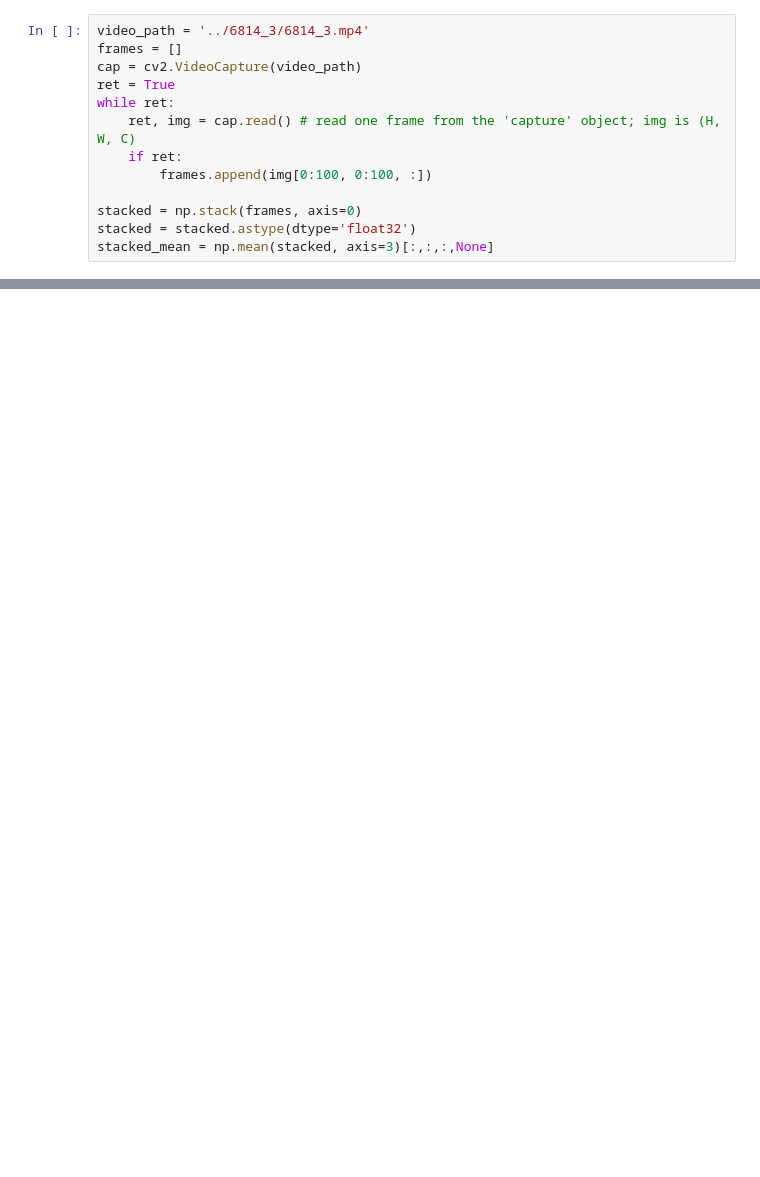
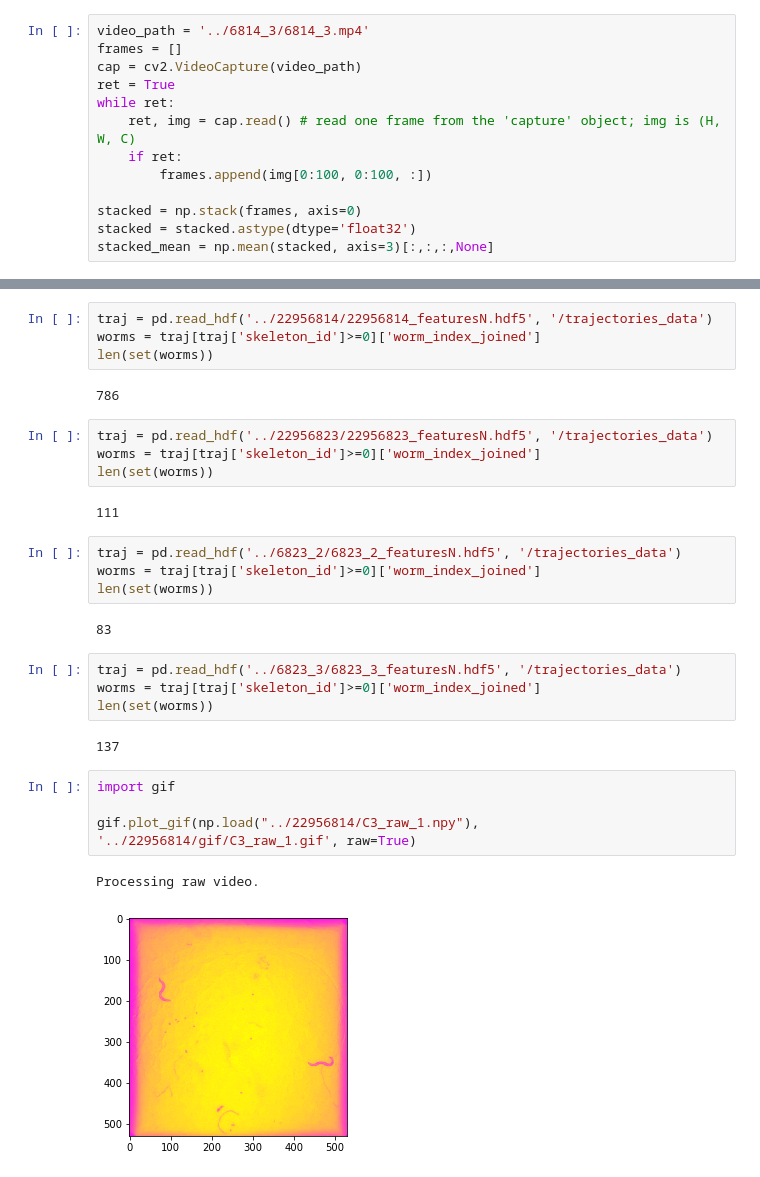
Before and after one commit to RosaryYao/msc_wormtracking, a Jupyter notebook: methods.ipynb, the cells around one changed output, grey strips where cells are left out. Cells and saved outputs as stored; diff of their text form; blank space fills up the shorter version.

```diff
--- a/methods.ipynb
+++ b/methods.ipynb
@@ -90,0 +223,31 @@ svmem(total=439595151360, available=179758194688, percent=59.1, used=25657509068
+# %%
+traj = pd.read_hdf('../22956814/22956814_featuresN.hdf5', '/trajectories_data')
+worms = traj[traj['skeleton_id']>=0]['worm_index_joined']
+len(set(worms))
+# %% [output]
+786
+# %%
+traj = pd.read_hdf('../22956823/22956823_featuresN.hdf5', '/trajectories_data')
+worms = traj[traj['skeleton_id']>=0]['worm_index_joined']
+len(set(worms))
+# %% [output]
+111
+# %%
+traj = pd.read_hdf('../6823_2/6823_2_featuresN.hdf5', '/trajectories_data')
+worms = traj[traj['skeleton_id']>=0]['worm_index_joined']
+len(set(worms))
+# %% [output]
+83
+# %%
+traj = pd.read_hdf('../6823_3/6823_3_featuresN.hdf5', '/trajectories_data')
+worms = traj[traj['skeleton_id']>=0]['worm_index_joined']
+len(set(worms))
+# %% [output]
+137
+# %%
+import gif
+
+gif.plot_gif(np.load("../22956814/C3_raw_1.npy"), '../22956814/gif/C3_raw_1.gif', raw=True)
+# %% [output]
+Processing raw video.
+[figure, added]
```
Also changed, not shown: parts of 15 cells of this notebook.
